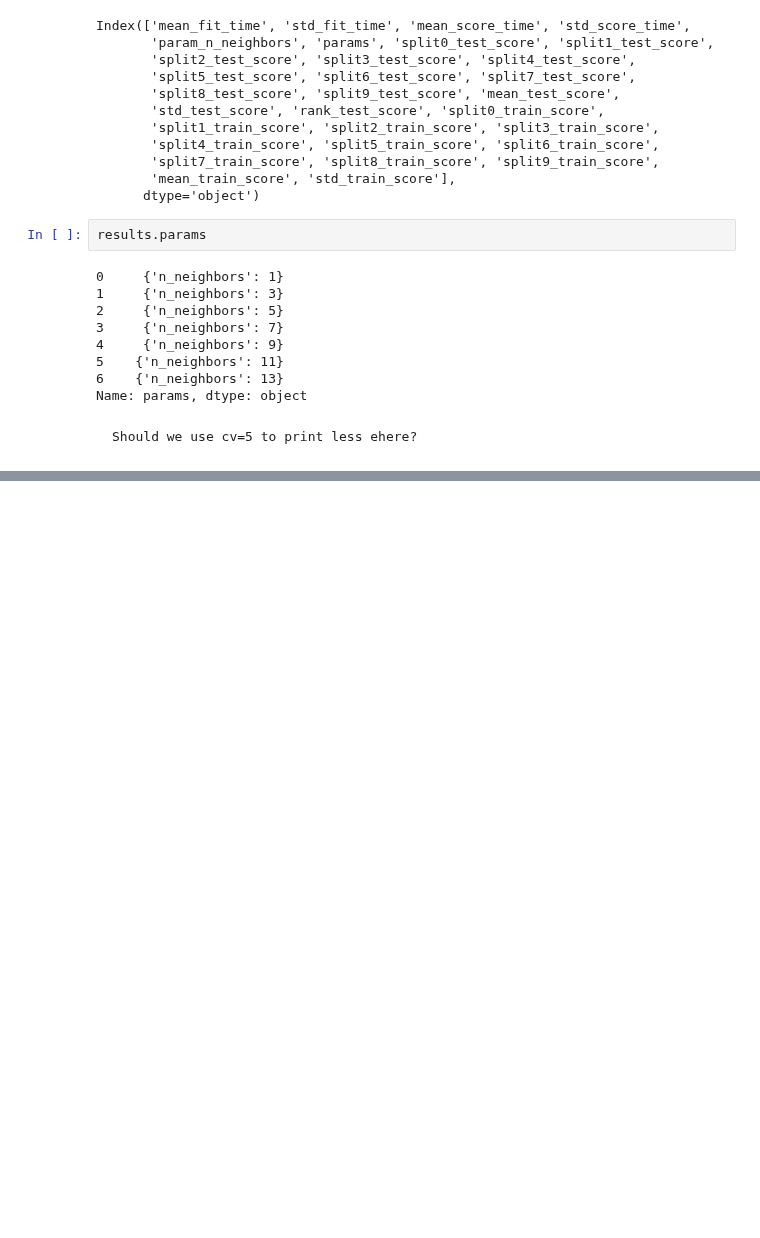
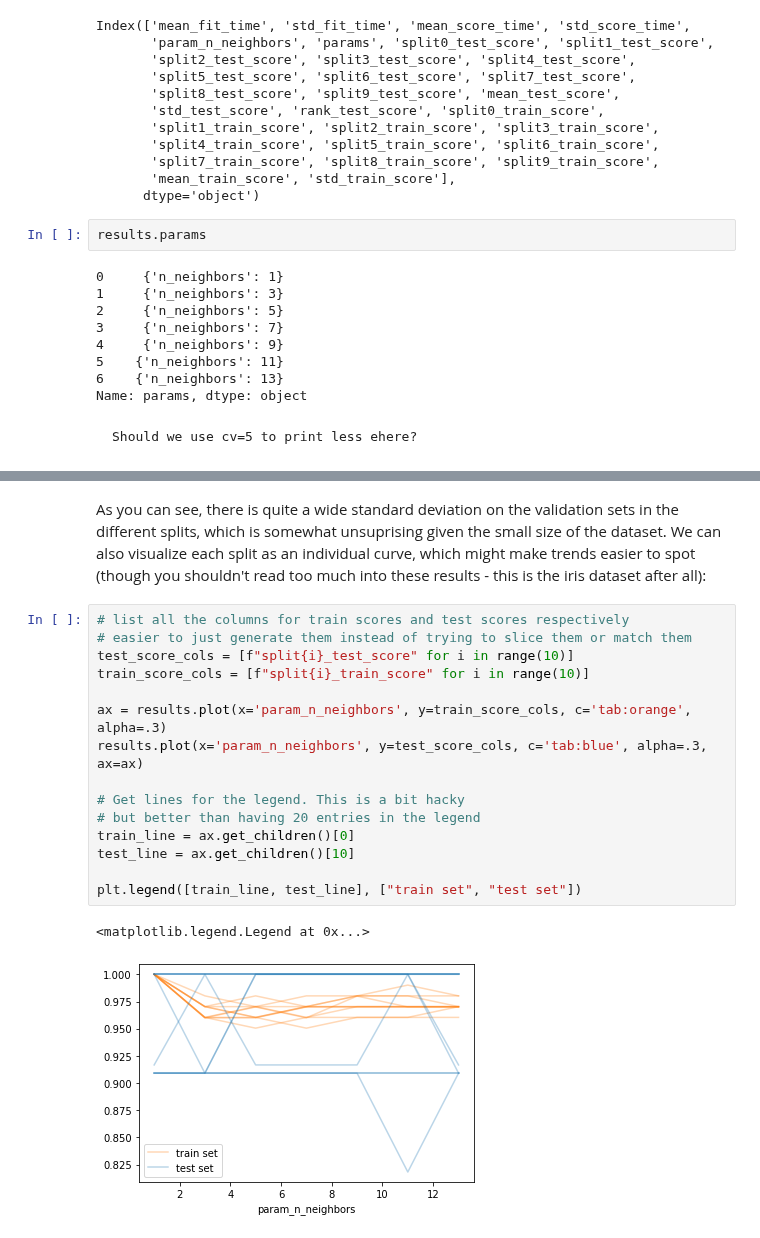
Before and after one commit to amueller/aml, a Jupyter notebook: 01-ml-workflow/10-model-validation-and-tuning.ipynb, the cells around one changed output, grey strips where cells are left out. Saved outputs shown, nothing was run; the diff lists cells and outputs as text; blank space fills up the shorter version.

```diff
--- a/01-ml-workflow/10-model-validation-and-tuning.ipynb
+++ b/01-ml-workflow/10-model-validation-and-tuning.ipynb
@@ -353,0 +335,21 @@ But let’s dive into the cross-validation a bit more.
+# %% [markdown]
+As you can see, there is quite a wide standard deviation on the validation sets in the different splits, which is somewhat unsuprising given the small size of the dataset.
+We can also visualize each split as an individual curve, which might make trends easier to spot (though you shouldn't read too much into these results - this is the iris dataset after all):
+# %%
+# list all the columns for train scores and test scores respectively
+# easier to just generate them instead of trying to slice them or match them
+test_score_cols = [f"split{i}_test_score" for i in range(10)]
+train_score_cols = [f"split{i}_train_score" for i in range(10)]
+
+ax = results.plot(x='param_n_neighbors', y=train_score_cols, c='tab:orange', alpha=.3)
+results.plot(x='param_n_neighbors', y=test_score_cols, c='tab:blue', alpha=.3, ax=ax)
+
+# Get lines for the legend. This is a bit hacky
+# but better than having 20 entries in the legend
+train_line = ax.get_children()[0]
+test_line = ax.get_children()[10]
+
+plt.legend([train_line, test_line], ["train set", "test set"])
+# %% [output]
+<matplotlib.legend.Legend at 0x...>
+[figure, added]
```
Also changed, not shown: parts of 11 cells of this notebook.
